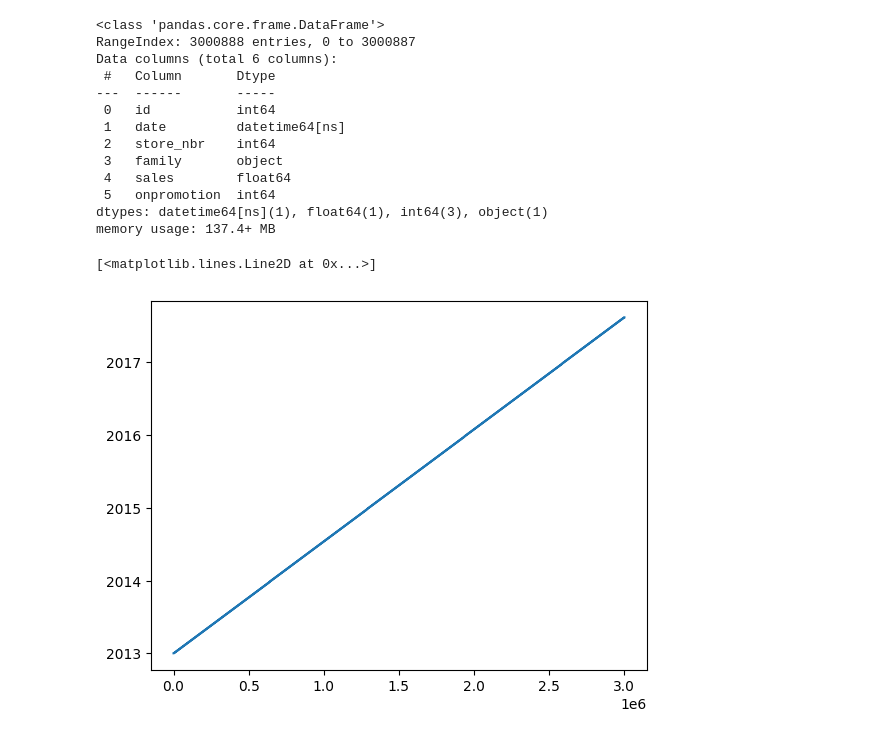
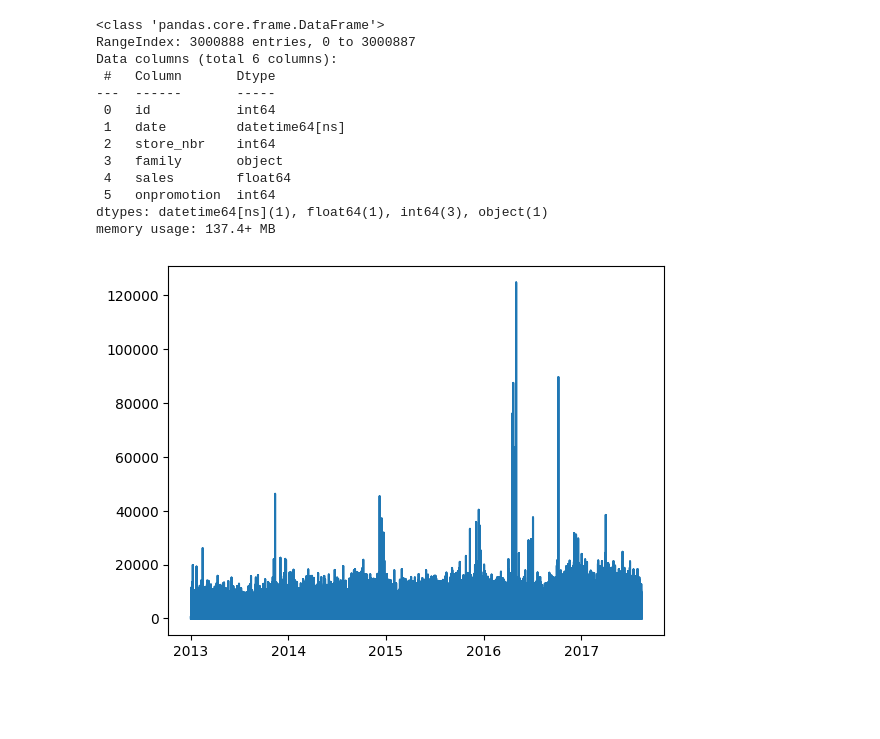
Before and after one commit to Candelo-Zuluaga/KaggleCompetition-StoreSales-TSForecasting, a Jupyter notebook: Notebooks/1-03_01_2025-Notebook.ipynb, the cells around one changed output. Drawn from its saved outputs; the diff is of its cells as text; code cells hidden in the pictures; blank space fills up the shorter version.

```diff
--- a/Notebooks/1-03_01_2025-Notebook.ipynb
+++ b/Notebooks/1-03_01_2025-Notebook.ipynb
@@ -127,7 +127,6 @@ dtypes: datetime64[ns](1), float64(1), int64(3), object(1)
 memory usage: 137.4+ MB
 # %%
 # We should check if the data is properly organized in time
-plt.plot(Train_Data.id, Train_Data.date)
+plt.plot(Train_Data.date, Train_Data.sales);
 # %% [output]
-[<matplotlib.lines.Line2D at 0x...>]
-[figure, old version]
+[figure, new version]
```
Also changed, not shown: parts of 17 cells of this notebook.
